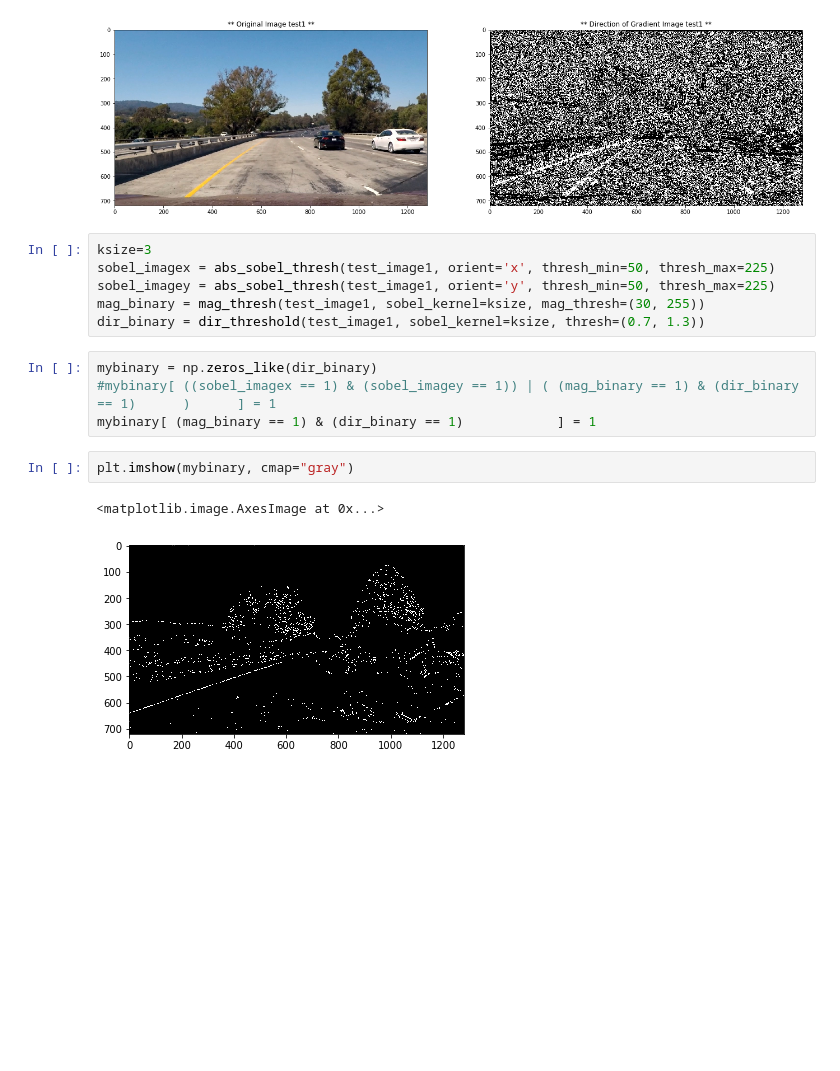
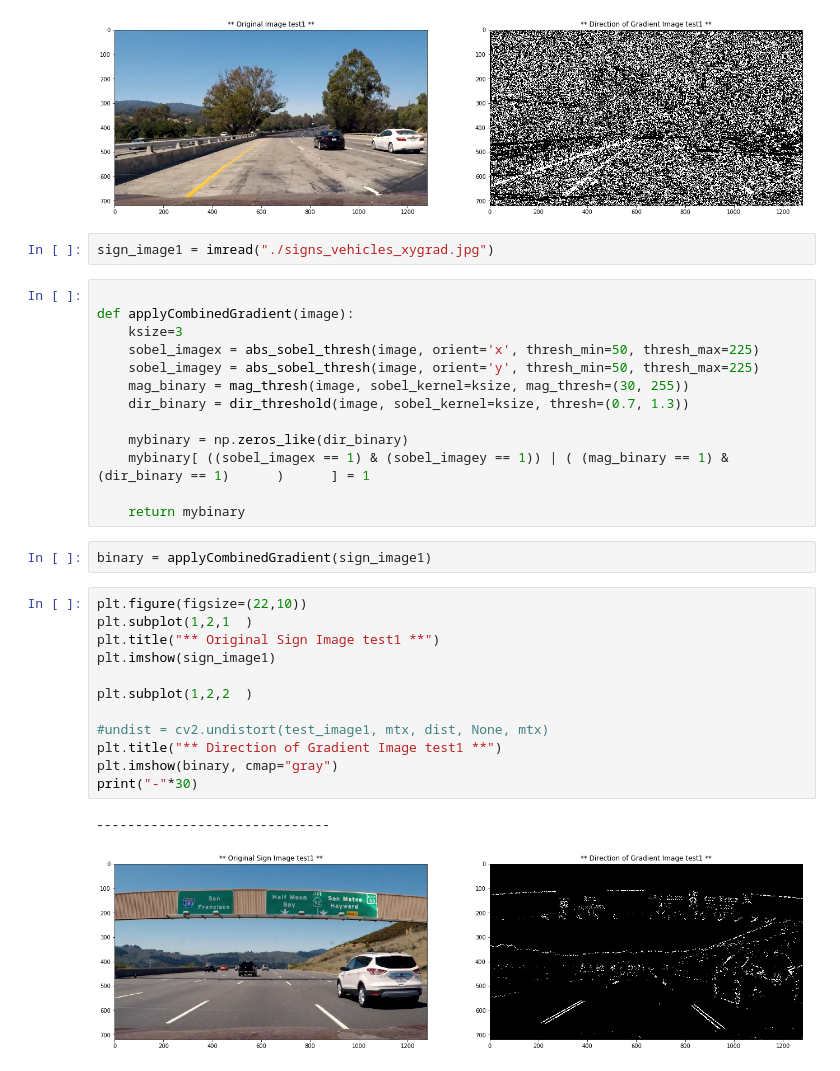
Before and after one commit to scrambleegg7/SelfCar, a Jupyter notebook: CarND-Advanced-Lane-Lines/pipelineTestImage.ipynb, the cells around one changed output. Cells and saved outputs as stored; diff of their text form; blank space fills up the shorter version.

```diff
--- a/CarND-Advanced-Lane-Lines/pipelineTestImage.ipynb
+++ b/CarND-Advanced-Lane-Lines/pipelineTestImage.ipynb
@@ -306,18 +306,35 @@ print("-"*30)
 # %% [output]
 ------------------------------
 [figure]
+# %%
+sign_image1 = imread("./signs_vehicles_xygrad.jpg")
 # %%
-ksize=3
-sobel_imagex = abs_sobel_thresh(test_image1, orient='x', thresh_min=50, thresh_max=225)
-sobel_imagey = abs_sobel_thresh(test_image1, orient='y', thresh_min=50, thresh_max=225)
-mag_binary = mag_thresh(test_image1, sobel_kernel=ksize, mag_thresh=(30, 255))
-dir_binary = dir_threshold(test_image1, sobel_kernel=ksize, thresh=(0.7, 1.3))
+
+def applyCombinedGradient(image):
+    ksize=3
+    sobel_imagex = abs_sobel_thresh(image, orient='x', thresh_min=50, thresh_max=225)
+    sobel_imagey = abs_sobel_thresh(image, orient='y', thresh_min=50, thresh_max=225)
+    mag_binary = mag_thresh(image, sobel_kernel=ksize, mag_thresh=(30, 255))
+    dir_binary = dir_threshold(image, sobel_kernel=ksize, thresh=(0.7, 1.3))
+
+    mybinary = np.zeros_like(dir_binary)
+    mybinary[ ((sobel_imagex == 1) & (sobel_imagey == 1)) | ( (mag_binary == 1) & (dir_binary == 1)      )      ] = 1
+
+    return mybinary
-# %%
-mybinary = np.zeros_like(dir_binary)
-#mybinary[ ((sobel_imagex == 1) & (sobel_imagey == 1)) | ( (mag_binary == 1) & (dir_binary == 1)      )      ] = 1
-mybinary[ (mag_binary == 1) & (dir_binary == 1)            ] = 1
-# %%
-plt.imshow(mybinary, cmap="gray")
-# %% [output]
-<matplotlib.image.AxesImage at 0x...>
-[figure, removed]
+# %%
+binary = applyCombinedGradient(sign_image1)
+# %%
+plt.figure(figsize=(22,10))
+plt.subplot(1,2,1  )
+plt.title("** Original Sign Image test1 **")
+plt.imshow(sign_image1)
+
+plt.subplot(1,2,2  )
+
+#undist = cv2.undistort(test_image1, mtx, dist, None, mtx)
+plt.title("** Direction of Gradient Image test1 **")
+plt.imshow(binary, cmap="gray")
+print("-"*30)
+# %% [output]
+------------------------------
+[figure, added]
```
Also changed, not shown: 6 other files.
